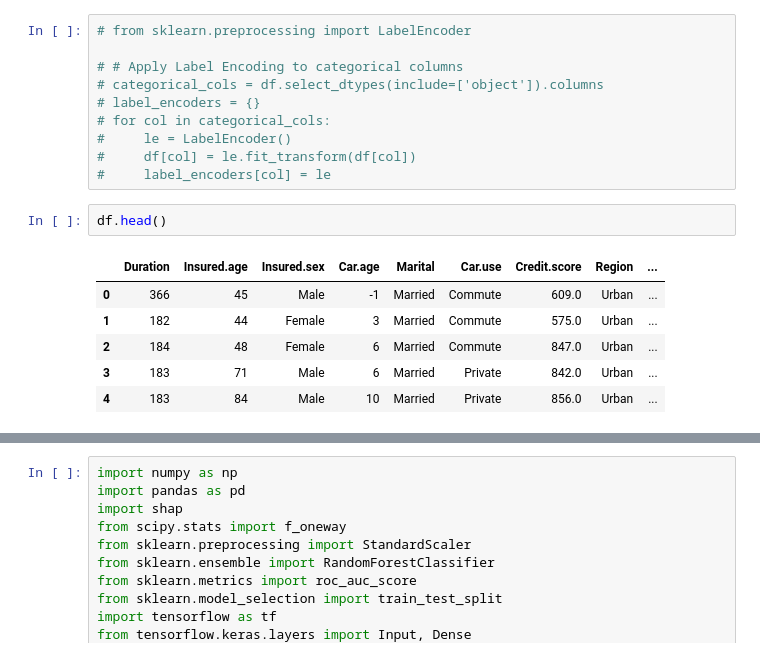
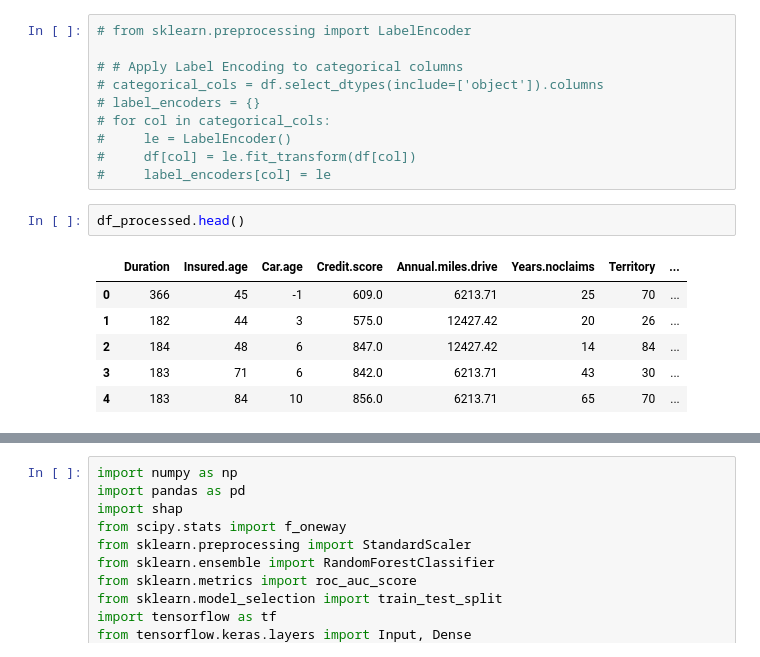
Before and after one commit to fjadidi2001/Insurance, a Jupyter notebook: PredictClaimYN.ipynb, the cells around one changed output, grey strips where cells are left out. Saved outputs shown, nothing was run; the diff lists cells and outputs as text.

```diff
--- a/PredictClaimYN.ipynb
+++ b/PredictClaimYN.ipynb
@@ -286,12 +286,12 @@ df_processed, encoder = preprocess_dataset(df)
 #     df[col] = le.fit_transform(df[col])
 #     label_encoders[col] = le
 # %%
-df.head()
+df_processed.head()
 # %% [output]
-|  | Duration | Insured.age | Insured.sex | Car.age | Marital | Car.use | Credit.score | Region | ... |
-| 0 | 366 | 45 | Male | -1 | Married | Commute | 609.0 | Urban | ... |
-| 1 | 182 | 44 | Female | 3 | Married | Commute | 575.0 | Urban | ... |
-| 2 | 184 | 48 | Female | 6 | Married | Commute | 847.0 | Urban | ... |
-| 3 | 183 | 71 | Male | 6 | Married | Private | 842.0 | Urban | ... |
-| 4 | 183 | 84 | Male | 10 | Married | Private | 856.0 | Urban | ... |
+|  | Duration | Insured.age | Car.age | Credit.score | Annual.miles.drive | Years.noclaims | Territory | ... |
+| 0 | 366 | 45 | -1 | 609.0 | 6213.71 | 25 | 70 | ... |
+| 1 | 182 | 44 | 3 | 575.0 | 12427.42 | 20 | 26 | ... |
+| 2 | 184 | 48 | 6 | 847.0 | 12427.42 | 14 | 84 | ... |
+| 3 | 183 | 71 | 6 | 842.0 | 6213.71 | 43 | 30 | ... |
+| 4 | 183 | 84 | 10 | 856.0 | 6213.71 | 65 | 70 | ... |
 # %%
```
Also changed, not shown: parts of 5 cells of this notebook.
